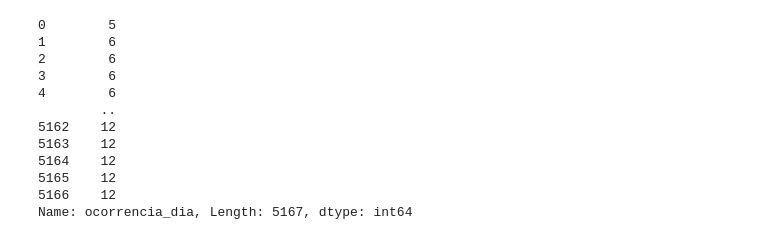
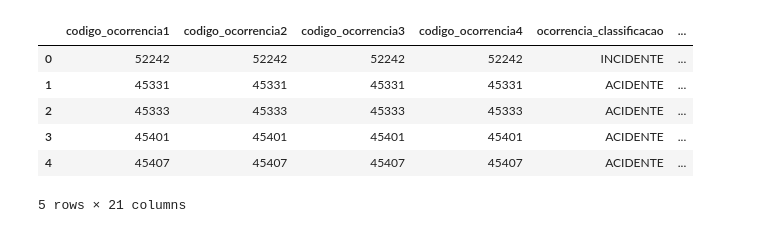
Before and after one commit to renannevesr/ETL, a Jupyter notebook: ETL.ipynb, the cells around one changed output. Cells and saved outputs as stored; diff of their text form; code cells hidden in the pictures.

```diff
--- a/ETL.ipynb
+++ b/ETL.ipynb
@@ -47,15 +62,11 @@ dtype: object
-# %%
-df.ocorrencia_dia.dt.month
-# %% [output]
-0        5
-1        6
-2        6
-3        6
-4        6
-        ..
-5162    12
-5163    12
-5164    12
-5165    12
-5166    12
-Name: ocorrencia_dia, Length: 5167, dtype: int64
+# %%
+df.reset_index(drop=True, inplace=True)
+df.head()
+# %% [output]
+|  | codigo_ocorrencia1 | codigo_ocorrencia2 | codigo_ocorrencia3 | codigo_ocorrencia4 | ocorrencia_classificacao | ... |
+| 0 | 52242 | 52242 | 52242 | 52242 | INCIDENTE | ... |
+| 1 | 45331 | 45331 | 45331 | 45331 | ACIDENTE | ... |
+| 2 | 45333 | 45333 | 45333 | 45333 | ACIDENTE | ... |
+| 3 | 45401 | 45401 | 45401 | 45401 | ACIDENTE | ... |
+| 4 | 45407 | 45407 | 45407 | 45407 | ACIDENTE | ... |
+5 rows × 21 columns
```
Also changed, not shown: parts of 13 cells of this notebook.
